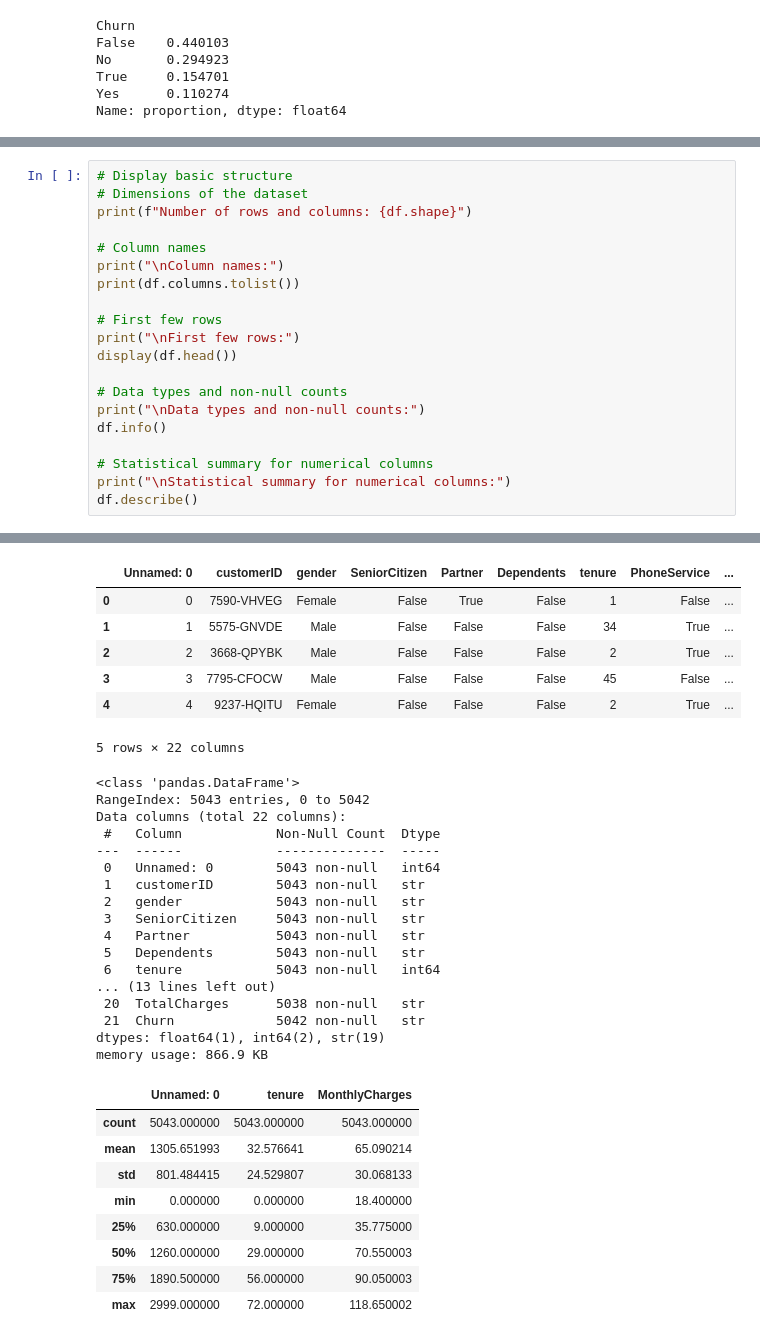
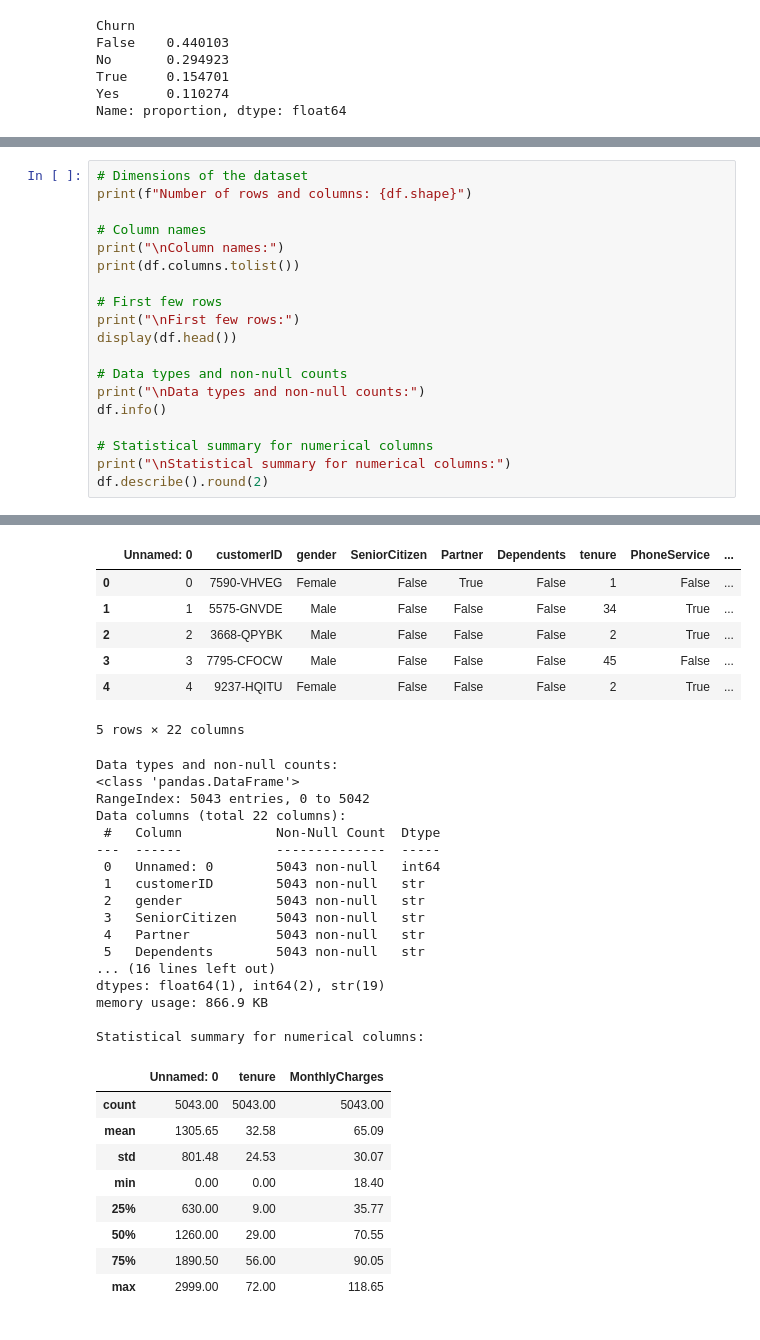
Before and after one commit to mauriciogbarros/customer-churn-prediction, a Jupyter notebook: notebooks/churn_analysis.ipynb, the cells around one changed output, grey strips where cells are left out. Drawn from its saved outputs; the diff is of its cells as text.

```diff
--- a/notebooks/churn_analysis.ipynb
+++ b/notebooks/churn_analysis.ipynb
@@ -85,5 +93,4 @@ Name: proportion, dtype: float64
 # %%
-# Display basic structure
 # Dimensions of the dataset
 print(f"Number of rows and columns: {df.shape}")
 
@@ -101,7 +108,7 @@ df.info()
 
 # Statistical summary for numerical columns
 print("\nStatistical summary for numerical columns:")
-df.describe()
+df.describe().round(2)
 # %% [output]
 Number of rows and columns: (5043, 22)
 
@@ -110,33 +119,33 @@ Column names:
 |  | Unnamed: 0 | customerID | gender | SeniorCitizen | Partner | Dependents | tenure | PhoneService | ... |
 | 0 | 0 | 7590-VHVEG | Female | False | True | False | 1 | False | ... |
 | 1 | 1 | 5575-GNVDE | Male | False | False | False | 34 | True | ... |
 | 2 | 2 | 3668-QPYBK | Male | False | False | False | 2 | True | ... |
 | 3 | 3 | 7795-CFOCW | Male | False | False | False | 45 | False | ... |
 | 4 | 4 | 9237-HQITU | Female | False | False | False | 2 | True | ... |
 5 rows × 22 columns
+Data types and non-null counts:
 <class 'pandas.DataFrame'>
 RangeIndex: 5043 entries, 0 to 5042
 Data columns (total 22 columns):
  #   Column            Non-Null Count  Dtype
 ---  ------            --------------  -----
  0   Unnamed: 0        5043 non-null   int64
  1   customerID        5043 non-null   str
  2   gender            5043 non-null   str
  3   SeniorCitizen     5043 non-null   str
  4   Partner           5043 non-null   str
  5   Dependents        5043 non-null   str
- 6   tenure            5043 non-null   int64
-... (13 lines left out)
- 20  TotalCharges      5038 non-null   str
- 21  Churn             5042 non-null   str
+... (16 lines left out)
 dtypes: float64(1), int64(2), str(19)
 memory usage: 866.9 KB
+
+Statistical summary for numerical columns:
 |  | Unnamed: 0 | tenure | MonthlyCharges |
-| count | 5043.000000 | 5043.000000 | 5043.000000 |
-| mean | 1305.651993 | 32.576641 | 65.090214 |
-| std | 801.484415 | 24.529807 | 30.068133 |
-| min | 0.000000 | 0.000000 | 18.400000 |
-| 25% | 630.000000 | 9.000000 | 35.775000 |
-| 50% | 1260.000000 | 29.000000 | 70.550003 |
-| 75% | 1890.500000 | 56.000000 | 90.050003 |
-| max | 2999.000000 | 72.000000 | 118.650002 |
+| count | 5043.00 | 5043.00 | 5043.00 |
+| mean | 1305.65 | 32.58 | 65.09 |
+| std | 801.48 | 24.53 | 30.07 |
+| min | 0.00 | 0.00 | 18.40 |
+| 25% | 630.00 | 9.00 | 35.77 |
+| 50% | 1260.00 | 29.00 | 70.55 |
+| 75% | 1890.50 | 56.00 | 90.05 |
+| max | 2999.00 | 72.00 | 118.65 |
```
Also changed, not shown: parts of 13 cells of this notebook.
